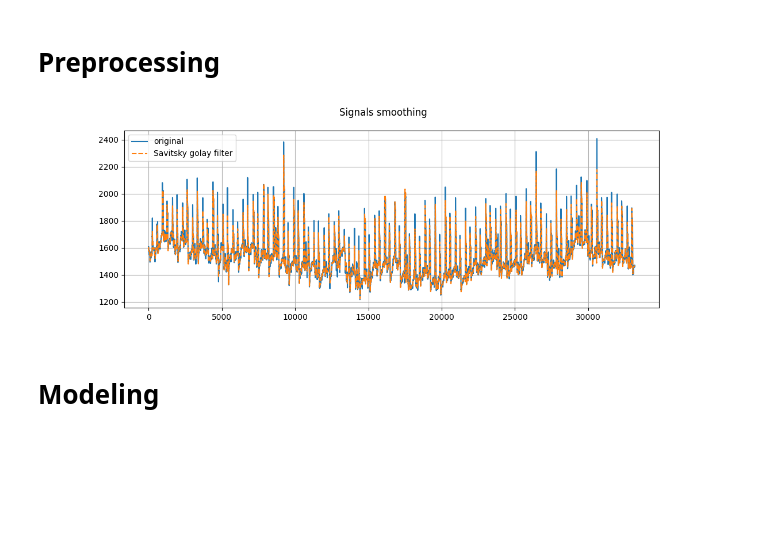
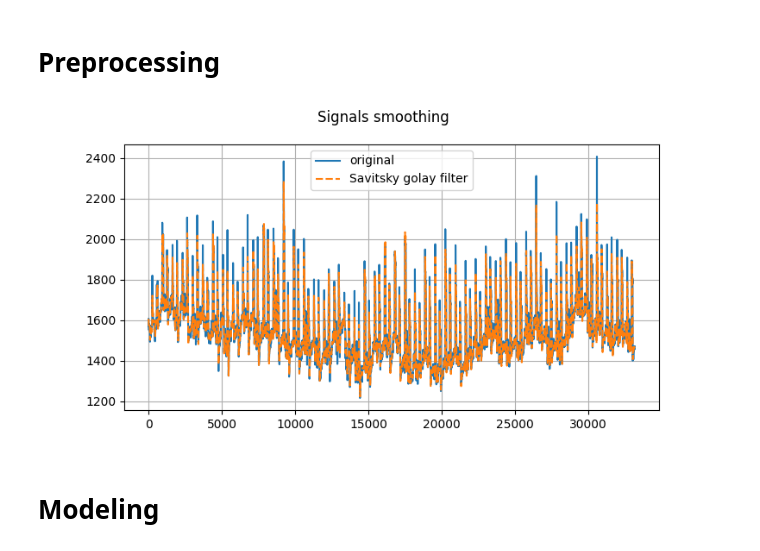
Before and after one commit to Internship-moto/Gestures_3, a Jupyter notebook: notebooks/Gestures_1.ipynb, the cells around one changed output. Saved outputs shown, nothing was run; the diff lists cells and outputs as text; code cells hidden in the pictures; blank space fills up the shorter version.

```diff
--- a/notebooks/Gestures_1.ipynb
+++ b/notebooks/Gestures_1.ipynb
@@ -313,6 +298,7 @@ get_signals_plot(X_free, y_free, 'Free signals')
 # Preprocessing
 # %%
 # Smoothing of sensor signals
-X_train = np.transpose([savgol_filter(X_train_raw.iloc[:,i], window_length=60, polyorder=4) for i in range(X_train_raw.shape[1])])
-X_test = np.transpose([savgol_filter(X_test_raw.iloc[:,i], window_length=60, polyorder=4) for i in range(X_test_raw.shape[1])])
-X_train, X_test = pd.DataFrame(X_train), pd.DataFrame(X_test)
+X_train = np.transpose([savgol_filter(X_train_raw[:,i], window_length=60, polyorder=4) for i in range(X_train_raw.shape[1])])
+X_test = np.transpose([savgol_filter(X_test_raw[:,i], window_length=60, polyorder=4) for i in range(X_test_raw.shape[1])])
+# X_train, X_test = pd.DataFrame(X_train), pd.DataFrame(X_test)
+# X_train.head(1)
@@ -323,13 +305,15 @@ def add_diff(arr, shift_=1):
 # %%
 # Smoothing of sensor 0 signal
-fig, ax = plt.subplots(1, 1, figsize=(12, 4))
+
 temp = pd.DataFrame({
-    'original':X_train_raw.iloc[:,0],
-    'Savitsky golay filter':X_train.iloc[:,0],
+    'original':X_train_raw[:,0],
+    'Savitsky golay filter':X_train[:,0],
     #'digital filter':X_train.iloc[:,0]
 })
+
+fig, ax = plt.subplots(1, 1, figsize=(8, 4))
 sns.lineplot(temp)
 plt.suptitle('Signals smoothing')
 plt.grid()
 # %% [output]
-[figure, old version]
+[figure, new version]
```
Also changed, not shown: parts of 32 cells of this notebook.
